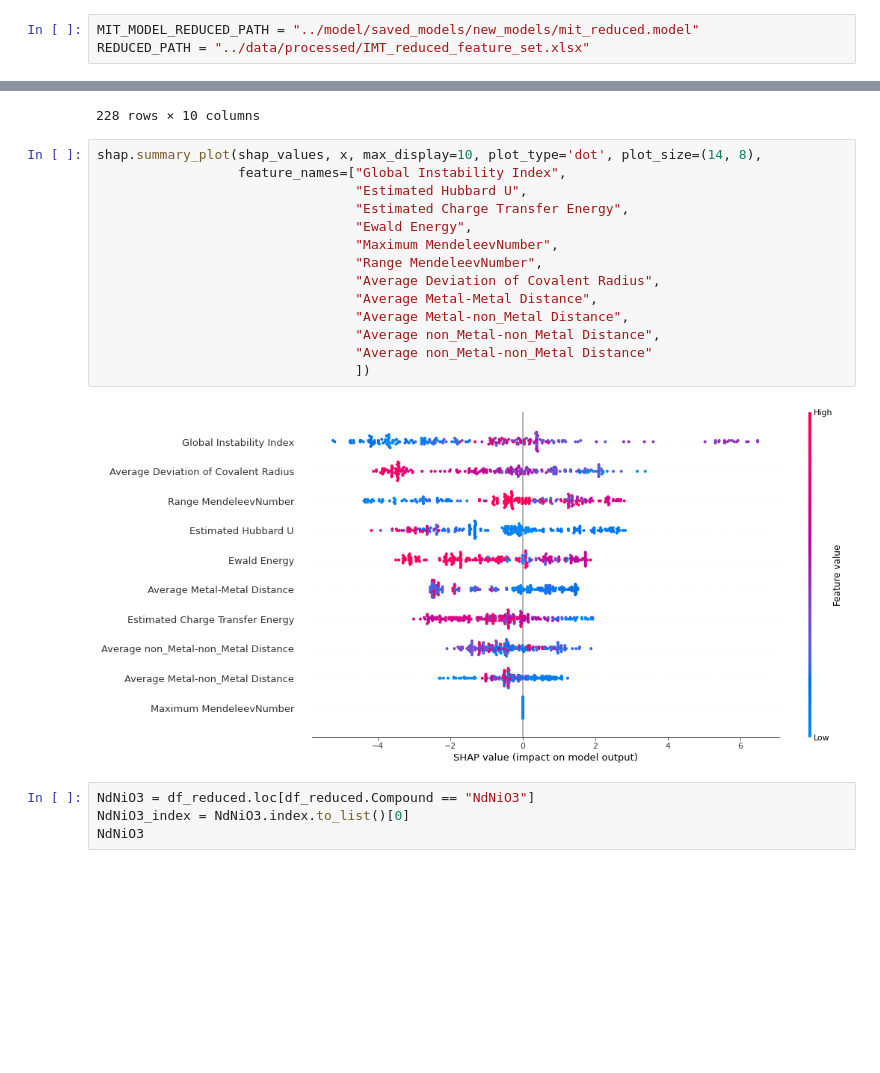
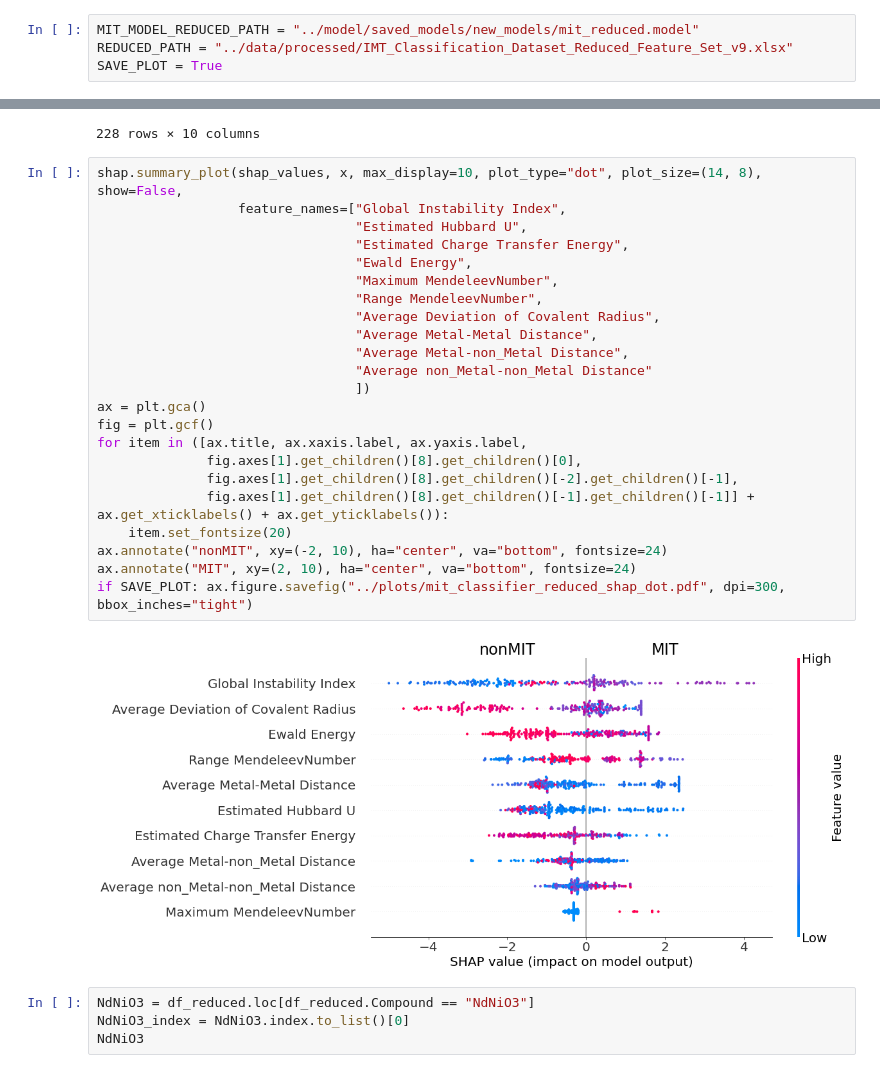
Before and after one commit to rpw199912j/mit_model_code, a Jupyter notebook: notebooks/shap_analysis.ipynb, the cells around one changed output, grey strips where cells are left out. Cells and saved outputs as stored; diff of their text form; blank space fills up the shorter version.

Commit message:
updated notebooks with datasets v9

```diff
--- a/notebooks/shap_analysis.ipynb
+++ b/notebooks/shap_analysis.ipynb
@@ -14,7 +14,8 @@ from model.model_building import load_data
 # Set up constants
 # %%
 MIT_MODEL_REDUCED_PATH = "../model/saved_models/new_models/mit_reduced.model"
-REDUCED_PATH = "../data/processed/IMT_reduced_feature_set.xlsx"
+REDUCED_PATH = "../data/processed/IMT_Classification_Dataset_Reduced_Feature_Set_v9.xlsx"
+SAVE_PLOT = True
 # %% [markdown]
 # Read in the data & model
 # %%
@@ -54,21 +55,30 @@ x
 | 227 | 0.379838 | 16.597335 | 7.361181 | -1424.019987 | 87 | 48 | ... |
 228 rows × 10 columns
 # %%
-shap.summary_plot(shap_values, x, max_display=10, plot_type='dot', plot_size=(14, 8),
+shap.summary_plot(shap_values, x, max_display=10, plot_type="dot", plot_size=(14, 8), show=False,
                   feature_names=["Global Instability Index",
                                  "Estimated Hubbard U",
                                  "Estimated Charge Transfer Energy",
                                  "Ewald Energy",
                                  "Maximum MendeleevNumber",
                                  "Range MendeleevNumber",
                                  "Average Deviation of Covalent Radius",
                                  "Average Metal-Metal Distance",
                                  "Average Metal-non_Metal Distance",
-                                 "Average non_Metal-non_Metal Distance",
                                  "Average non_Metal-non_Metal Distance"
                                  ])
+ax = plt.gca()
+fig = plt.gcf()
+for item in ([ax.title, ax.xaxis.label, ax.yaxis.label,
+              fig.axes[1].get_children()[8].get_children()[0],
+              fig.axes[1].get_children()[8].get_children()[-2].get_children()[-1],
+              fig.axes[1].get_children()[8].get_children()[-1].get_children()[-1]] + ax.get_xticklabels() + ax.get_yticklabels()):
+    item.set_fontsize(20)
+ax.annotate("nonMIT", xy=(-2, 10), ha="center", va="bottom", fontsize=24)
+ax.annotate("MIT", xy=(2, 10), ha="center", va="bottom", fontsize=24)
+if SAVE_PLOT: ax.figure.savefig("../plots/mit_classifier_reduced_shap_dot.pdf", dpi=300, bbox_inches="tight")
 # %% [output]
-[figure, old version]
+[figure, new version]
 # %%
 NdNiO3 = df_reduced.loc[df_reduced.Compound == "NdNiO3"]
 NdNiO3_index = NdNiO3.index.to_list()[0]
```
Also changed, not shown: parts of 5 cells of this notebook, 6 other files.
